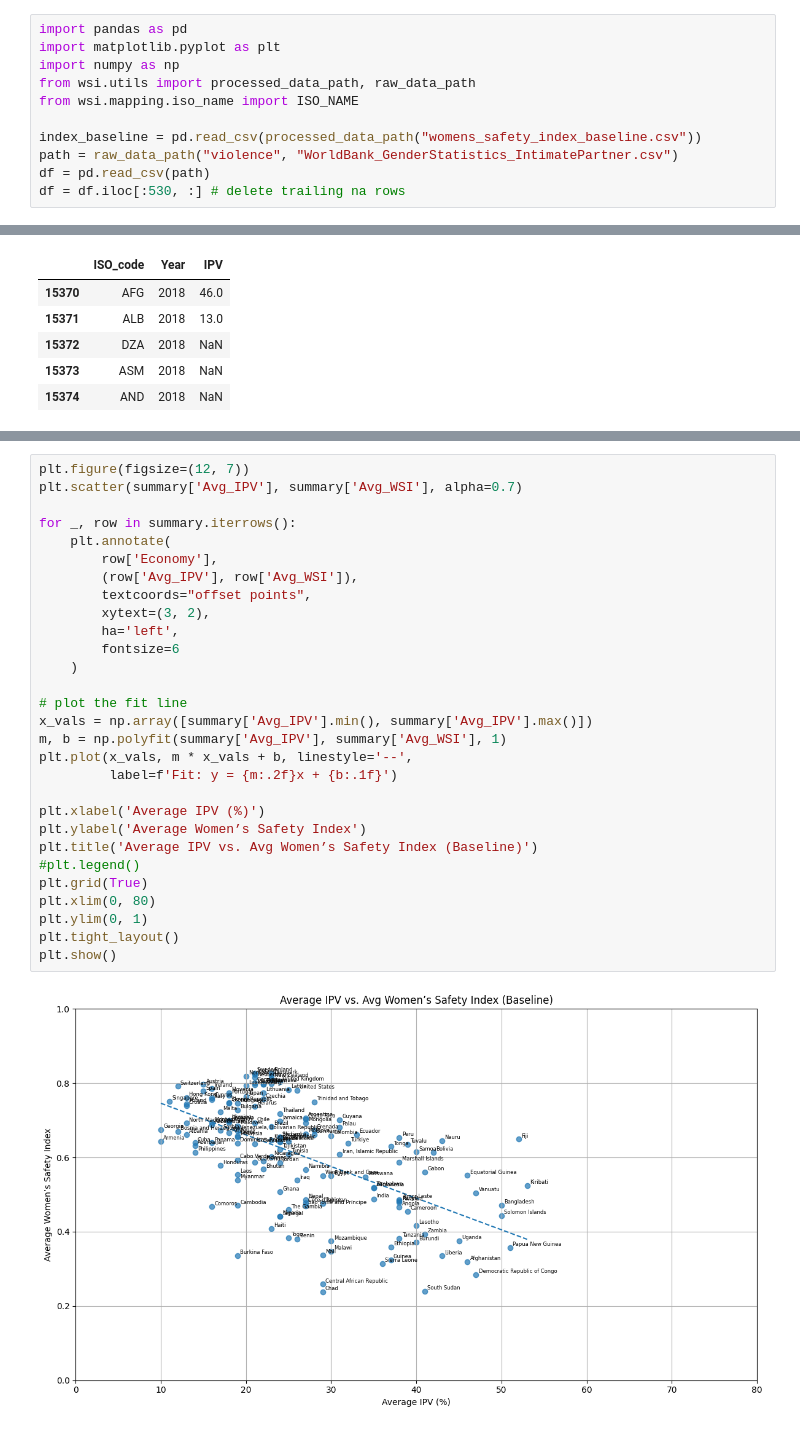
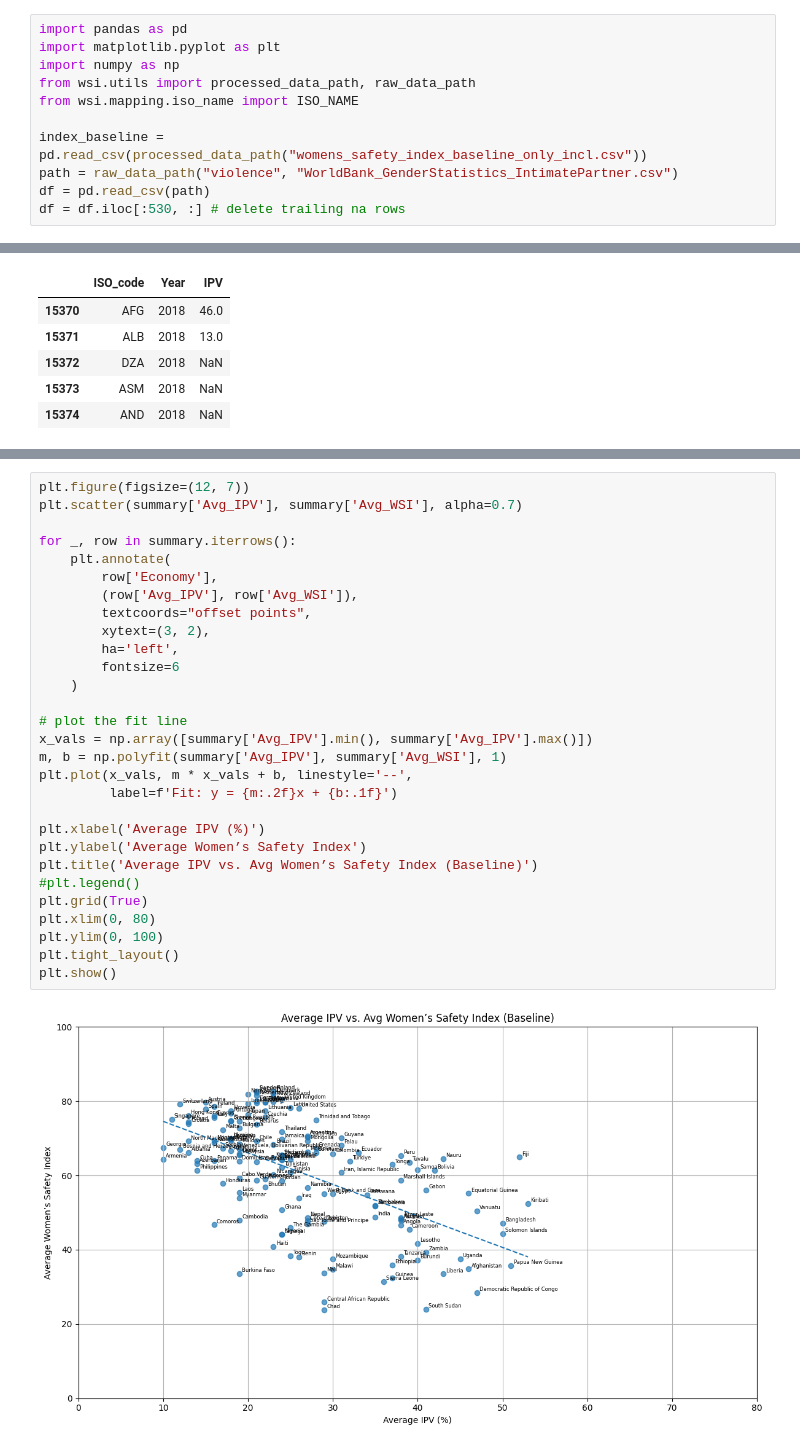
Before and after one commit to KatieBuc/WSI, a Jupyter notebook: notebooks/plot_ipv.ipynb, the cells around one changed output, grey strips where cells are left out. Saved outputs shown, nothing was run; the diff lists cells and outputs as text.

```diff
--- a/notebooks/plot_ipv.ipynb
+++ b/notebooks/plot_ipv.ipynb
@@ -5,7 +5,7 @@ import numpy as np
 from wsi.utils import processed_data_path, raw_data_path
 from wsi.mapping.iso_name import ISO_NAME
 
-index_baseline = pd.read_csv(processed_data_path("womens_safety_index_baseline.csv"))
+index_baseline = pd.read_csv(processed_data_path("womens_safety_index_baseline_only_incl.csv"))
 path = raw_data_path("violence", "WorldBank_GenderStatistics_IntimatePartner.csv")
 df = pd.read_csv(path)
 df = df.iloc[:530, :] # delete trailing na rows
@@ -119,31 +119,31 @@ summary.head()
 # %%
 plt.figure(figsize=(12, 7))
 plt.scatter(summary['Avg_IPV'], summary['Avg_WSI'], alpha=0.7)
 
 for _, row in summary.iterrows():
     plt.annotate(
         row['Economy'],
         (row['Avg_IPV'], row['Avg_WSI']),
         textcoords="offset points",
         xytext=(3, 2),
         ha='left',
         fontsize=6
     )
 
 # plot the fit line
 x_vals = np.array([summary['Avg_IPV'].min(), summary['Avg_IPV'].max()])
 m, b = np.polyfit(summary['Avg_IPV'], summary['Avg_WSI'], 1)
 plt.plot(x_vals, m * x_vals + b, linestyle='--',
          label=f'Fit: y = {m:.2f}x + {b:.1f}')
 
 plt.xlabel('Average IPV (%)')
 plt.ylabel('Average Women’s Safety Index')
 plt.title('Average IPV vs. Avg Women’s Safety Index (Baseline)')
 #plt.legend()
 plt.grid(True)
 plt.xlim(0, 80)
-plt.ylim(0, 1)
+plt.ylim(0, 100)
 plt.tight_layout()
 plt.show()
 # %% [output]
-[figure, old version]
+[figure, new version]
```
Also changed, not shown: parts of 5 cells of this notebook, 11 other files.
